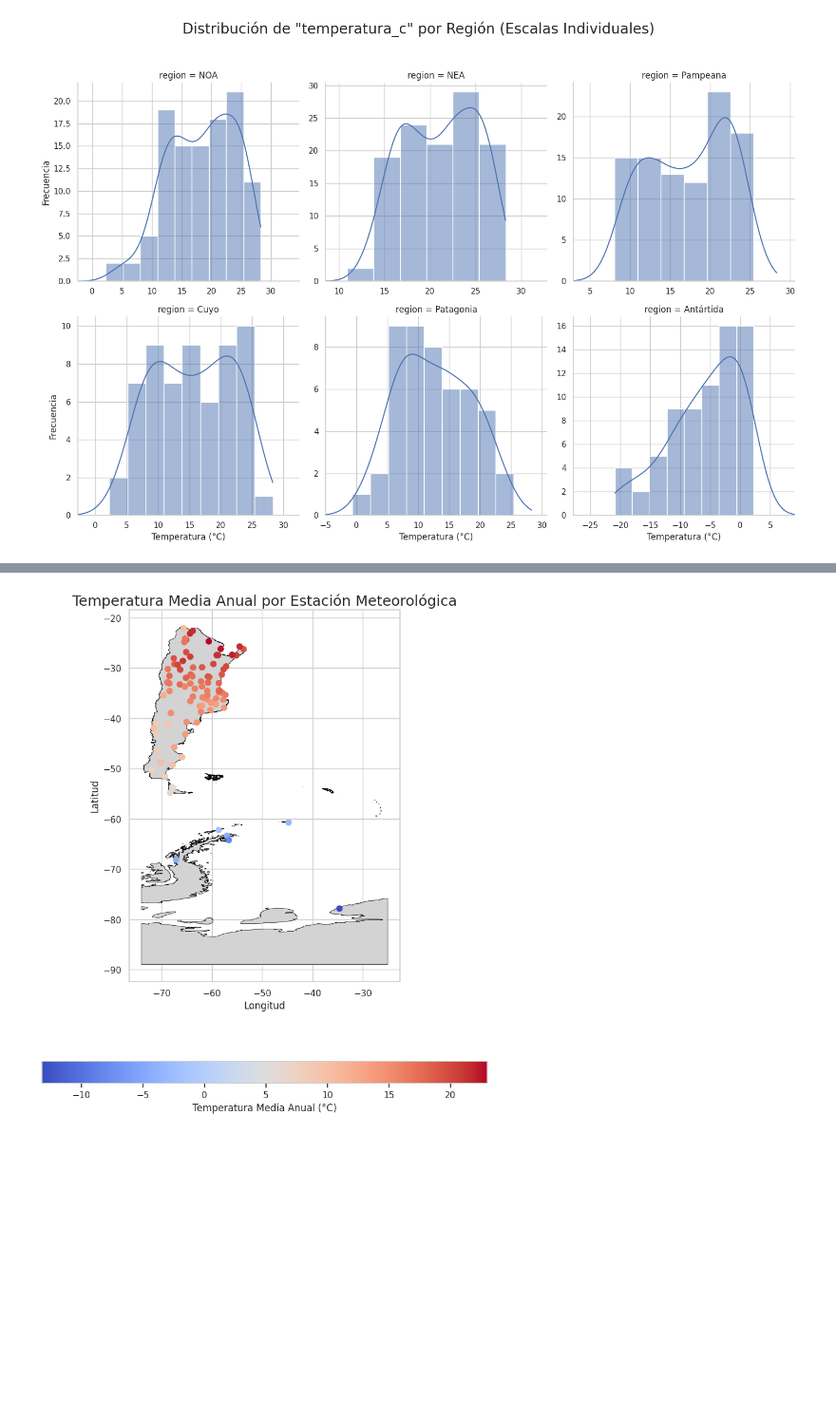
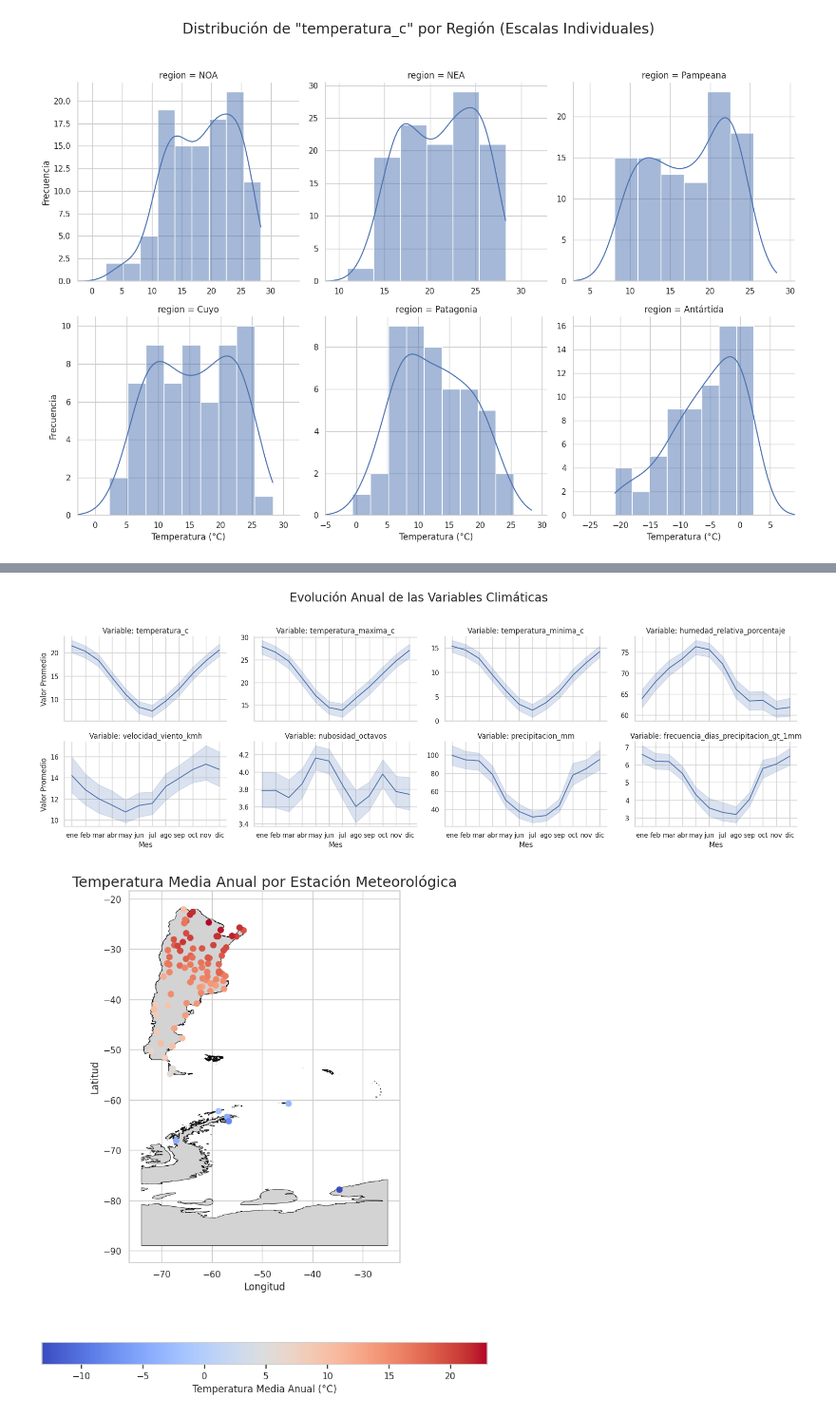
Before and after one commit to RodrigoGoni/EDA_meteorologica, a Jupyter notebook: eda.ipynb, the cells around one changed output, grey strips where cells are left out. Shown at 95% size. Saved outputs shown, nothing was run; the diff lists cells and outputs as text; code cells hidden in the pictures; blank space fills up the shorter version.

```diff
--- a/eda.ipynb
+++ b/eda.ipynb
@@ -513,6 +545,29 @@ df_enriquecido.head()
 | 2 | la_quiaca_observatorio | temperatura_minima_c | ene | 7.7 | LA QUIACA OBSERVATORIO | JUJUY | 3459.0 | 87007.0 | SASQ | -22.1 | ... |
 | 3 | la_quiaca_observatorio | humedad_relativa_porcentaje | ene | 62.6 | LA QUIACA OBSERVATORIO | JUJUY | 3459.0 | 87007.0 | SASQ | -22.1 | ... |
 | 4 | la_quiaca_observatorio | velocidad_viento_kmh | ene | 6.5 | LA QUIACA OBSERVATORIO | JUJUY | 3459.0 | 87007.0 | SASQ | -22.1 | ... |
+# %%
+sns.set_theme(style="whitegrid")
+
+g = sns.relplot(
+    data=df_enriquecido,
+    x='Mes',
+    y='Valor',
+    col='Variable',
+    kind='line',
+    col_wrap=4,
+    height=3,
+    aspect=1.5,
+    facet_kws={'sharey': False, 'sharex': True}
+)
+
+# Ajustamos los títulos y el layout
+g.fig.suptitle('Evolución Anual de las Variables Climáticas', y=1.03, fontsize=20)
+g.set_titles("Variable: {col_name}")
+g.set_axis_labels("Mes", "Valor Promedio")
+plt.tight_layout()
+plt.show()
+# %% [output]
+[figure, added]
 # %%
 
 gdf_estaciones = geopandas.GeoDataFrame(
```
Also changed, not shown: parts of 17 cells of this notebook.
